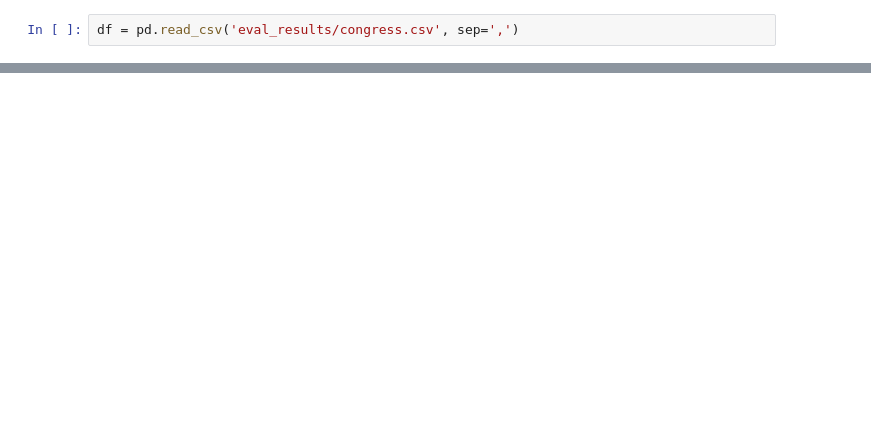
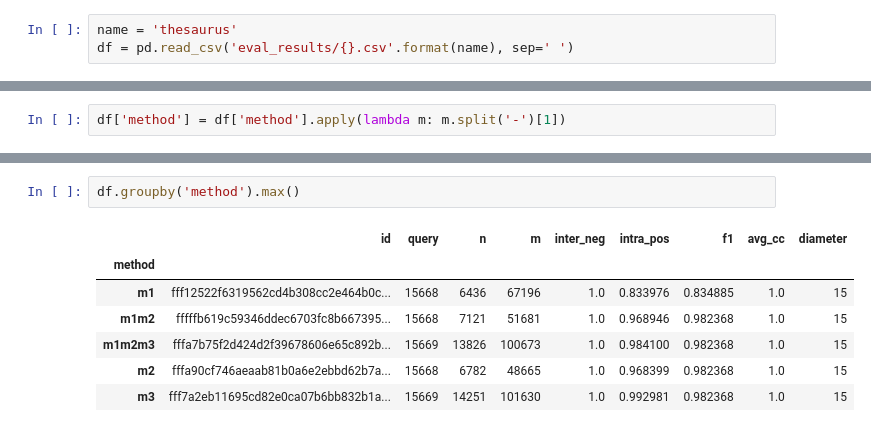
Before and after one commit to xiaohan2012/signed-local-community, a Jupyter notebook: motif-comparing-plot.ipynb, the cells around one changed output, grey strips where cells are left out. Drawn from its saved outputs; the diff is of its cells as text; blank space fills up the shorter version.

```diff
--- a/motif-comparing-plot.ipynb
+++ b/motif-comparing-plot.ipynb
@@ -5,2 +8,3 @@ import pandas as pd
 # %%
-df = pd.read_csv('eval_results/congress.csv', sep=',')
+name = 'thesaurus'
+df = pd.read_csv('eval_results/{}.csv'.format(name), sep=' ')
@@ -26,0 +11,2 @@ dir(sns)
+# %%
+df['method'] = df['method'].apply(lambda m: m.split('-')[1])
@@ -26,0 +23,10 @@ dir(sns)
+# %%
+df.groupby('method').max()
+# %% [output]
+|  | id | query | n | m | inter_neg | intra_pos | f1 | avg_cc | diameter |
+| method |  |  |  |  |  |  |  |  |  |
+| m1 | fff12522f6319562cd4b308cc2e464b0c... | 15668 | 6436 | 67196 | 1.0 | 0.833976 | 0.834885 | 1.0 | 15 |
+| m1m2 | fffffb619c59346ddec6703fc8b667395... | 15668 | 7121 | 51681 | 1.0 | 0.968946 | 0.982368 | 1.0 | 15 |
+| m1m2m3 | fffa7b75f2d424d2f39678606e65c892b... | 15669 | 13826 | 100673 | 1.0 | 0.984100 | 0.982368 | 1.0 | 15 |
+| m2 | fffa90cf746aeaab81b0a6e2ebbd62b7a... | 15668 | 6782 | 48665 | 1.0 | 0.968399 | 0.982368 | 1.0 | 15 |
+| m3 | fff7a2eb11695cd82e0ca07b6bb832b1a... | 15669 | 14251 | 101630 | 1.0 | 0.992981 | 0.982368 | 1.0 | 15 |
```
Also changed, not shown: parts of 5 cells of this notebook, 10 other files.
